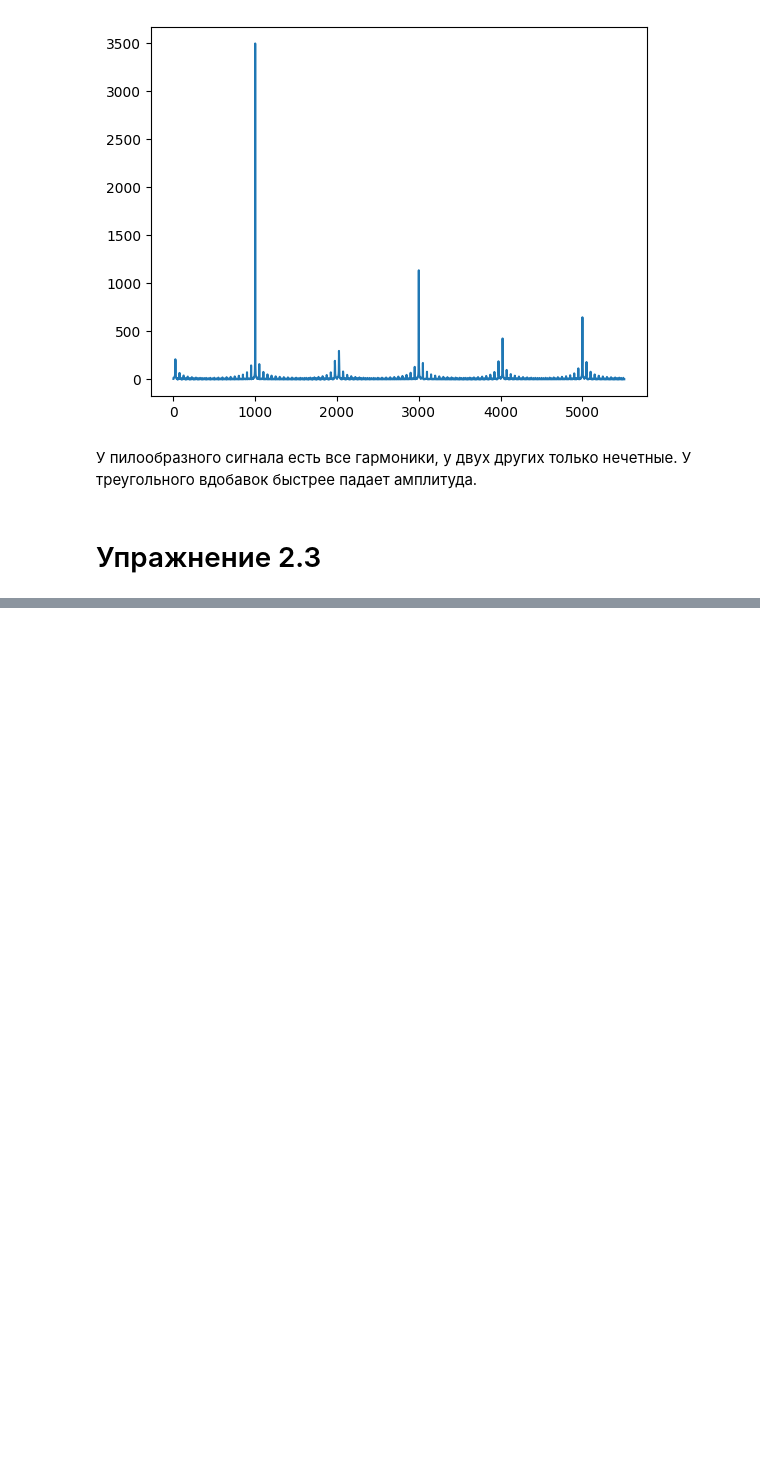
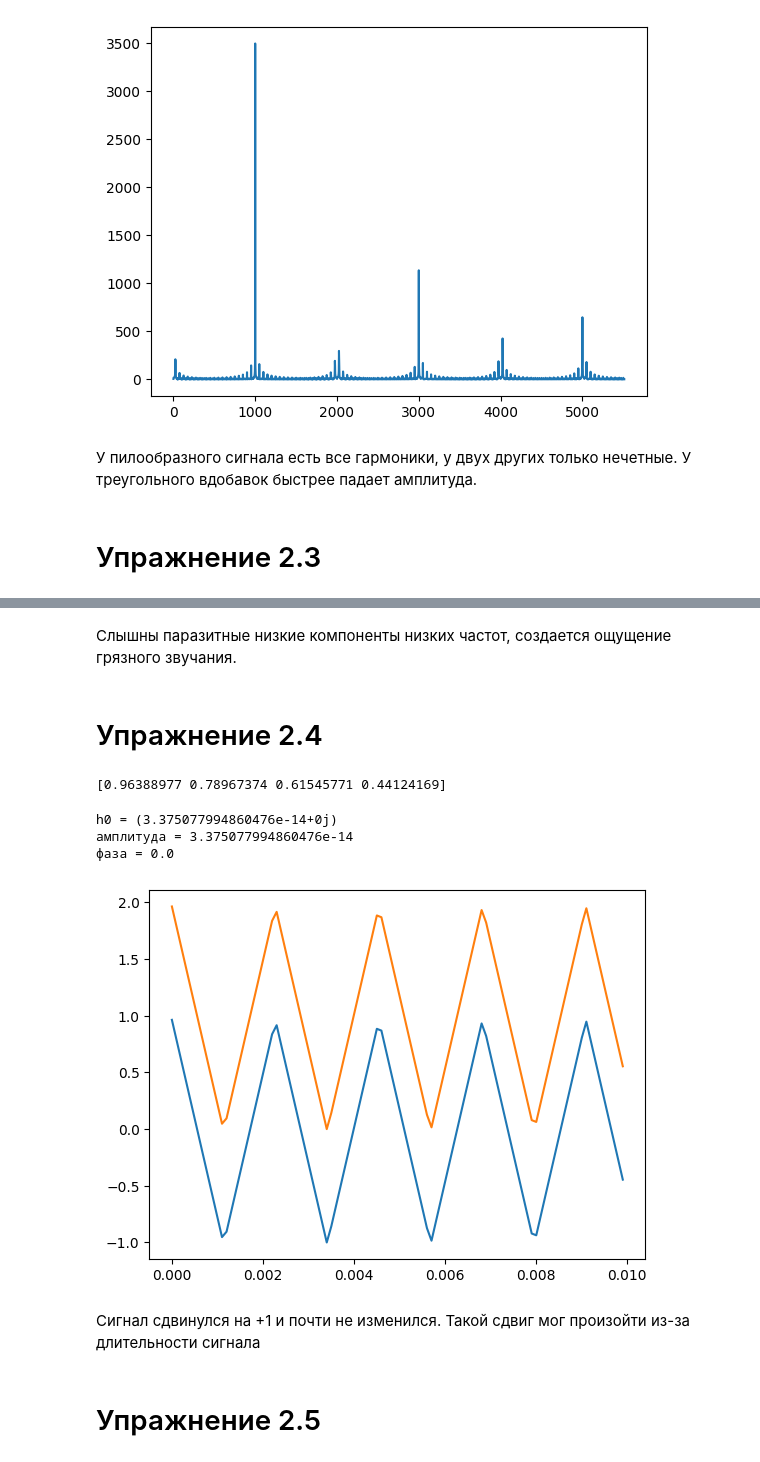
Before and after one commit to hoppa1231/telecom-tasks, a Jupyter notebook: lab-2/ex.2.2.ipynb, the cells around one changed output, grey strips where cells are left out. Saved outputs shown, nothing was run; the diff lists cells and outputs as text; code cells hidden in the pictures; blank space fills up the shorter version.

```diff
--- a/lab-2/ex.2.2.ipynb
+++ b/lab-2/ex.2.2.ipynb
@@ -48,0 +61,34 @@ spectrum.plot()
+# %% [markdown]
+Слышны паразитные низкие компоненты низких частот, создается ощущение грязного звучания.
+# %% [markdown]
+# Упражнение 2.4
+# %%
+from thinkdsp import TriangleSignal
+
+sig = TriangleSignal(freq=440)
+wave = sig.make_wave(duration=0.01, framerate=10000)
+print(wave.ys[:4])
+# %% [output]
+[0.96388977 0.78967374 0.61545771 0.44124169]
+# %%
+spec = wave.make_spectrum()
+h0 = spec.hs[0]
+print("h0 =", h0)
+print("амплитуда =", abs(h0))
+print("фаза =", h0.imag)
+# %% [output]
+h0 = (3.375077994860476e-14+0j)
+амплитуда = 3.375077994860476e-14
+фаза = 0.0
+# %%
+spec.hs[0] = 100
+wave2 = spec.make_wave()
+# %%
+wave.plot()
+wave2.plot()
+# %% [output]
+[figure, added]
+# %% [markdown]
+Сигнал сдвинулся на +1 и почти не изменился. Такой сдвиг мог произойти из-за длительности сигнала
+# %% [markdown]
+# Упражнение 2.5
```
Also changed, not shown: parts of 20 cells of this notebook.
